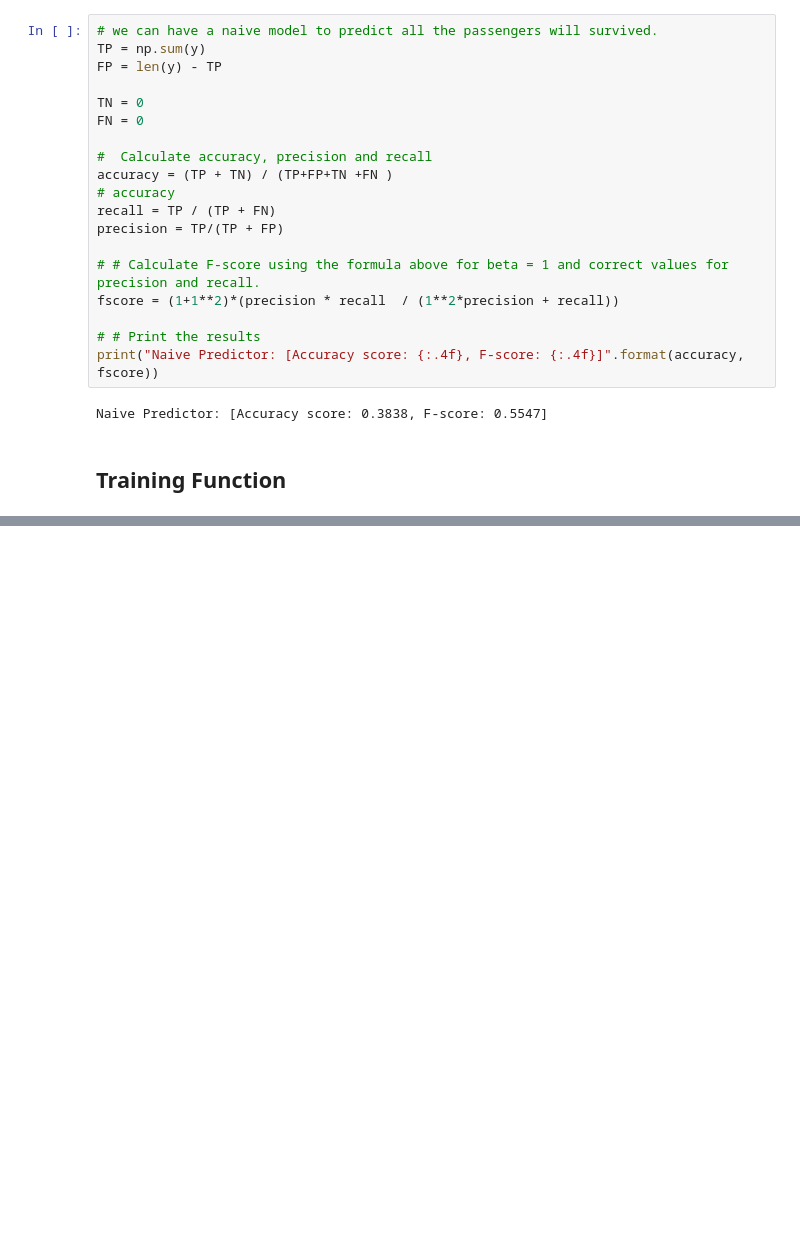
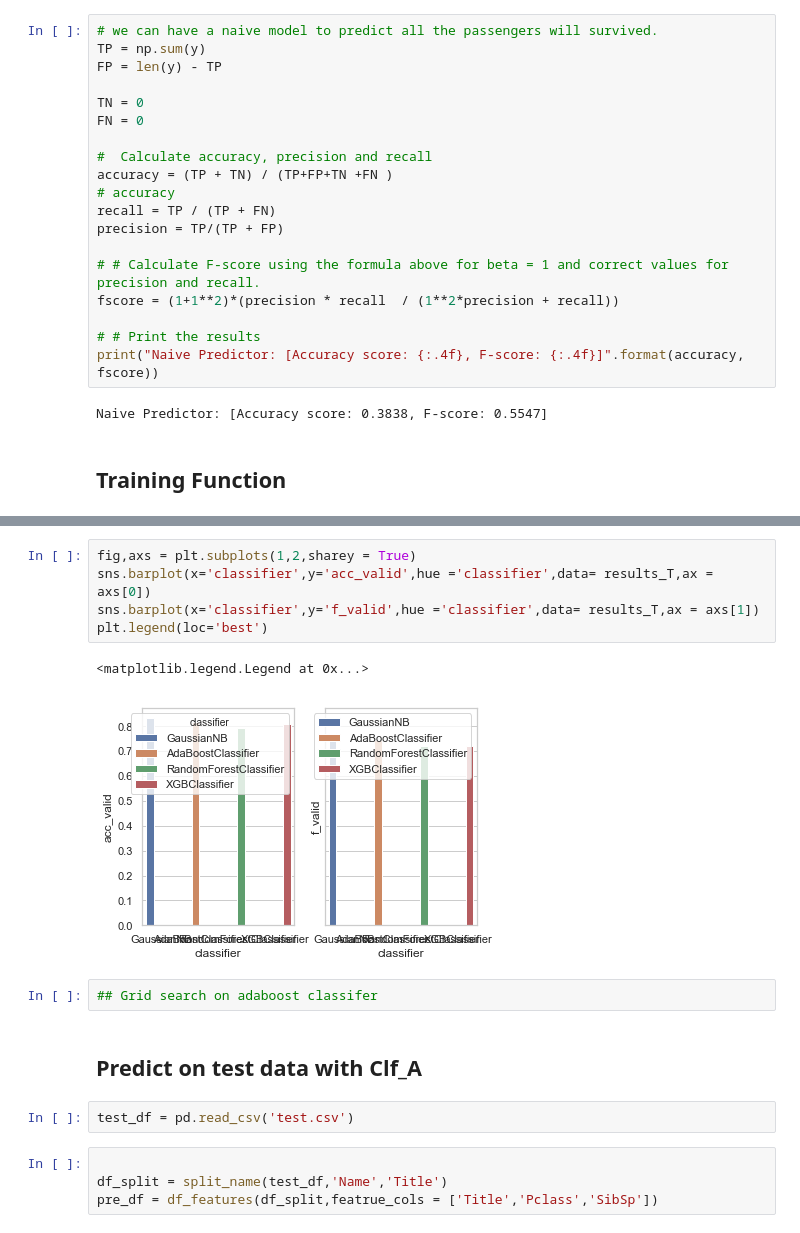
Before and after one commit to RayFromUiS/kaggle_titanic, a Jupyter notebook: kaggle_titanic.ipynb, the cells around one changed output, grey strips where cells are left out. Drawn from its saved outputs; the diff is of its cells as text; blank space fills up the shorter version.

```diff
--- a/kaggle_titanic.ipynb
+++ b/kaggle_titanic.ipynb
@@ -217,0 +301,18 @@ GaussianNB trained .
+# %%
+fig,axs = plt.subplots(1,2,sharey = True)
+sns.barplot(x='classifier',y='acc_valid',hue ='classifier',data= results_T,ax = axs[0])
+sns.barplot(x='classifier',y='f_valid',hue ='classifier',data= results_T,ax = axs[1])
+plt.legend(loc='best')
+# %% [output]
+<matplotlib.legend.Legend at 0x...>
+[figure, added]
+# %%
+## Grid search on adaboost classifer
+# %% [markdown]
+##  Predict on test data with Clf_A
+# %%
+test_df = pd.read_csv('test.csv')
+# %%
+
+df_split = split_name(test_df,'Name','Title')
+pre_df = df_features(df_split,featrue_cols = ['Title','Pclass','SibSp'])
```
Also changed, not shown: parts of 29 cells of this notebook, 2 other files.
